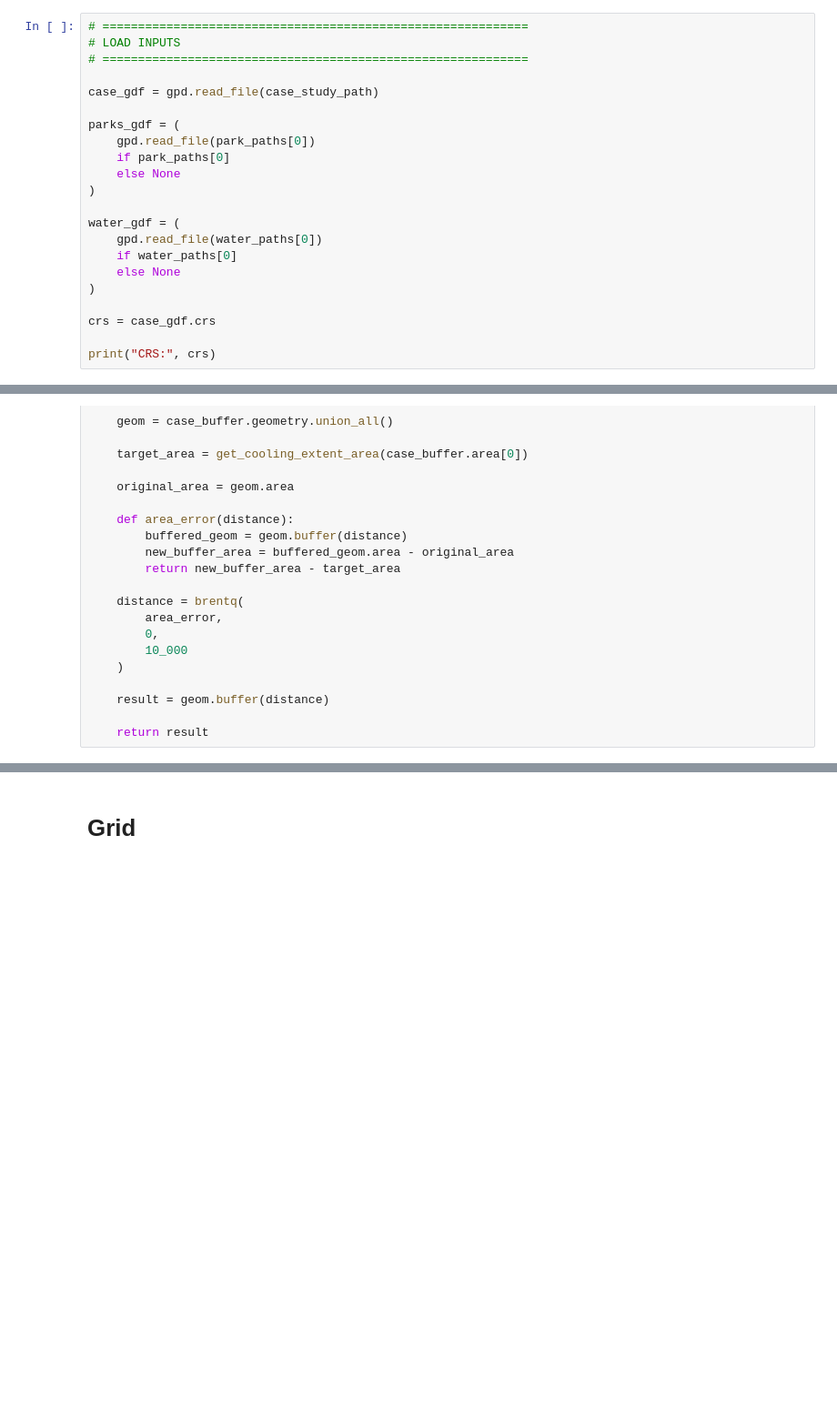
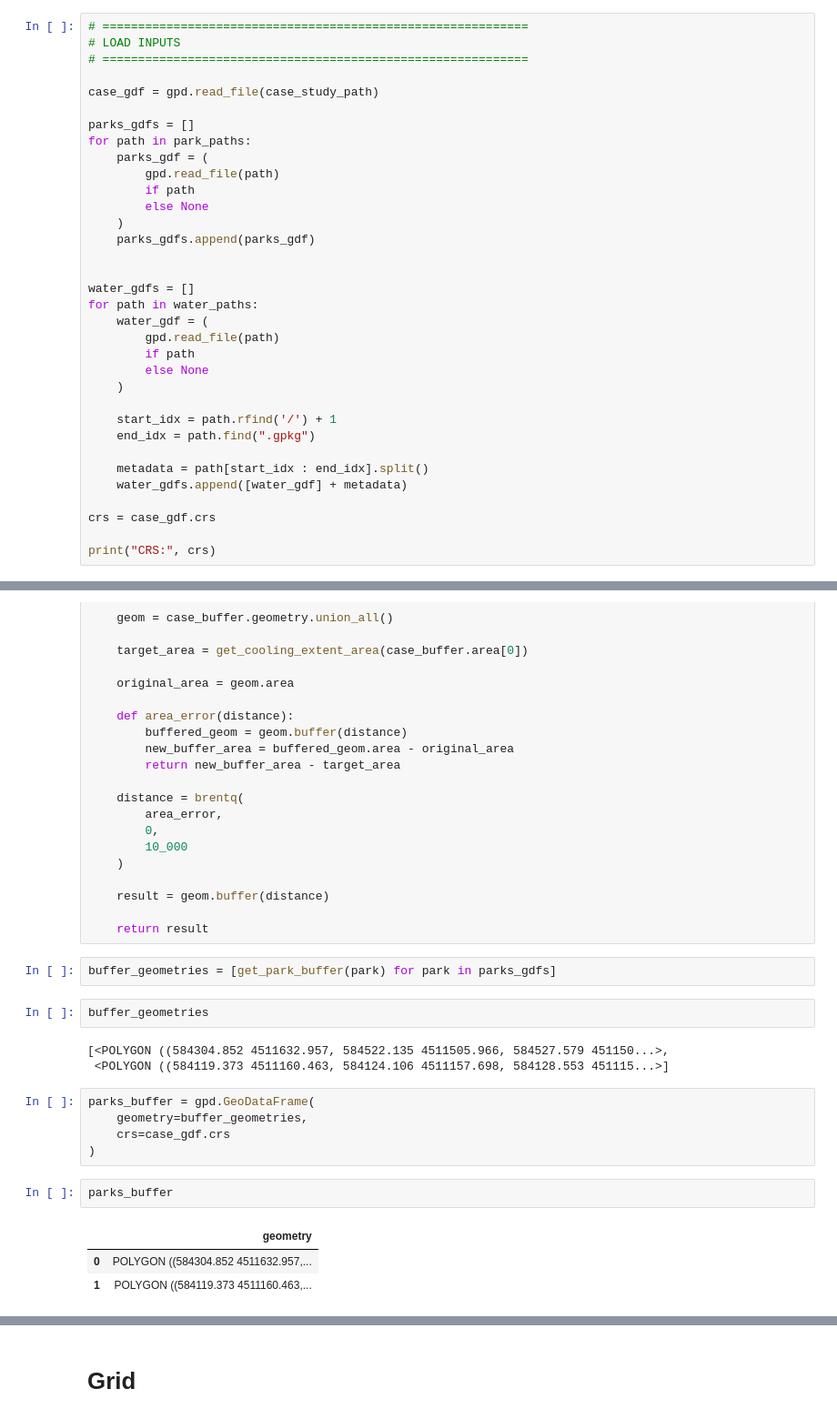
Before and after one commit to thomaslu678/Praxis-Lab-25-26, a Jupyter notebook: clean/15_Automate_GIS.ipynb, the cells around one changed output, grey strips where cells are left out. Shown at 91% size. Drawn from its saved outputs; the diff is of its cells as text; blank space fills up the shorter version.

```diff
--- a/clean/15_Automate_GIS.ipynb
+++ b/clean/15_Automate_GIS.ipynb
@@ -128,17 +131,29 @@ def get_water_cooling_extent(water_size, water_type):
 
 case_gdf = gpd.read_file(case_study_path)
 
-parks_gdf = (
-    gpd.read_file(park_paths[0])
-    if park_paths[0]
-    else None
-)
+parks_gdfs = []
+for path in park_paths:
+    parks_gdf = (
+        gpd.read_file(path)
+        if path
+        else None
+    )
+    parks_gdfs.append(parks_gdf)
 
-water_gdf = (
-    gpd.read_file(water_paths[0])
-    if water_paths[0]
-    else None
-)
+
+water_gdfs = []
+for path in water_paths:
+    water_gdf = (
+        gpd.read_file(path)
+        if path
+        else None
+    )
+
+    start_idx = path.rfind('/') + 1
+    end_idx = path.find(".gpkg")
+
+    metadata = path[start_idx : end_idx].split()
+    water_gdfs.append([water_gdf] + metadata)
 
 crs = case_gdf.crs
 
@@ -290,6 +309,24 @@ def get_park_buffer(park_gdf):
     result = geom.buffer(distance)
 
     return result
+# %%
+buffer_geometries = [get_park_buffer(park) for park in parks_gdfs]
+# %%
+buffer_geometries
+# %% [output]
+[<POLYGON ((584304.852 4511632.957, 584522.135 4511505.966, 584527.579 451150...>,
+ <POLYGON ((584119.373 4511160.463, 584124.106 4511157.698, 584128.553 451115...>]
+# %%
+parks_buffer = gpd.GeoDataFrame(
+    geometry=buffer_geometries,
+    crs=case_gdf.crs
+)
+# %%
+parks_buffer
+# %% [output]
+|  | geometry |
+| 0 | POLYGON ((584304.852 4511632.957,... |
+| 1 | POLYGON ((584119.373 4511160.463,... |
 # %%
 # ============================================================
 # STEP 4
```
Also changed, not shown: parts of 21 cells of this notebook.
